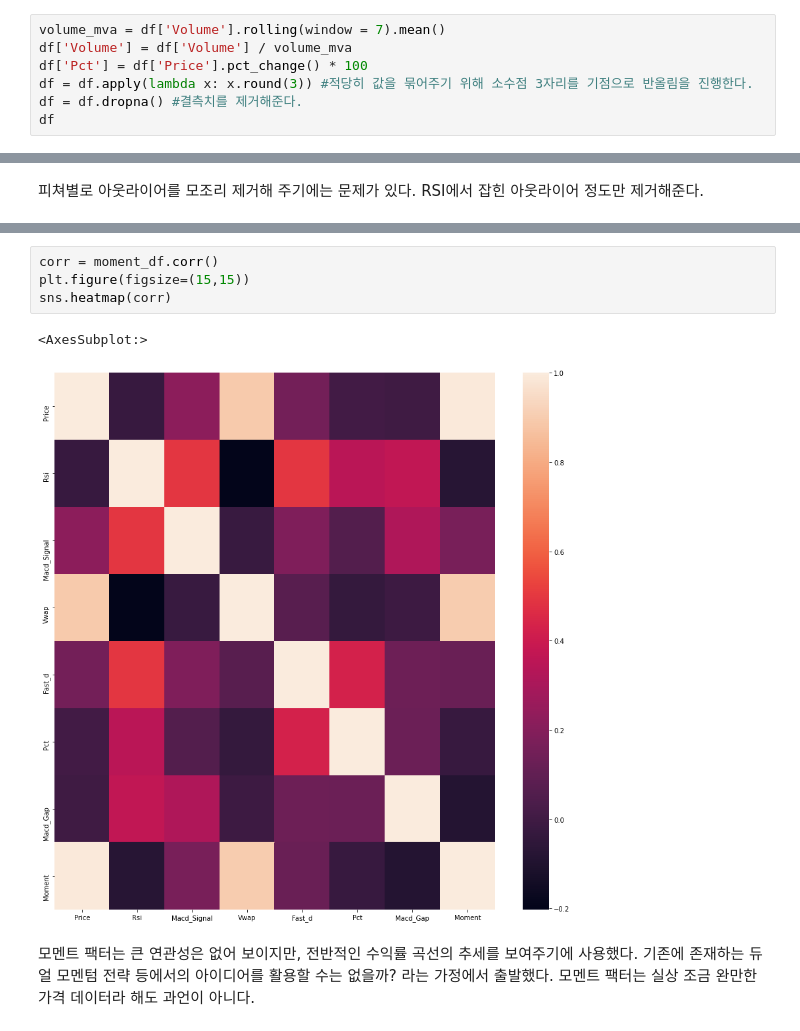
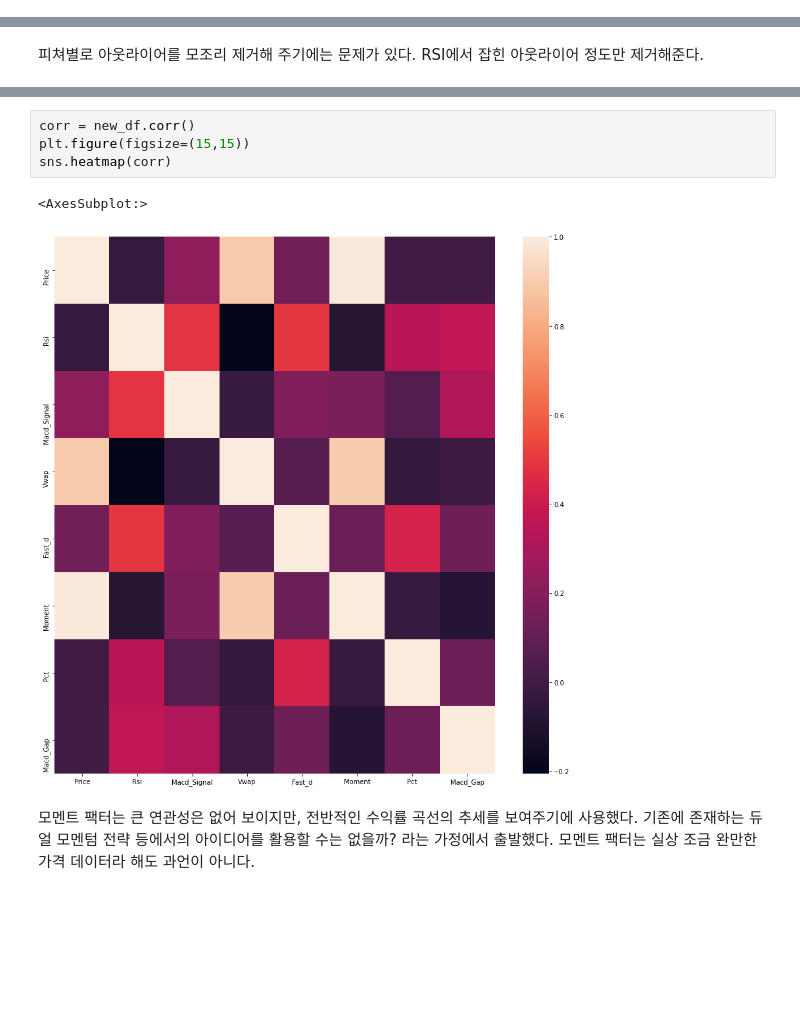
Before and after one commit to Think-JIn99/All-about-Market, a Jupyter notebook: trading/Jeong/machine_trade/EDA/btc/eda_btc_1d.ipynb, the cells around one changed output, grey strips where cells are left out. Drawn from its saved outputs; the diff is of its cells as text; blank space fills up the shorter version.

```diff
--- a/trading/Jeong/machine_trade/EDA/btc/eda_btc_1d.ipynb
+++ b/trading/Jeong/machine_trade/EDA/btc/eda_btc_1d.ipynb
@@ -67,9 +68,2 @@ volume은 시간이 지남에 따라 상승하는 경향이 보이므로 이동
 # %% [markdown]
 이렇게 데이터를 변형해 줌으로써 모델은 가격이 시간이 지남에 따라 자연히 증가하는 것이 아니라 학습 할 수 있다. </br>
-# %%
-volume_mva = df['Volume'].rolling(window = 7).mean()
-df['Volume'] = df['Volume'] / volume_mva
-df['Pct'] = df['Price'].pct_change() * 100
-df = df.apply(lambda x: x.round(3)) #적당히 값을 묶어주기 위해 소수점 3자리를 기점으로 반올림을 진행한다.
-df = df.dropna() #결측치를 제거해준다.
-df
@@ -360,10 +312,10 @@ Vwap: 201
 # %%
-corr = moment_df.corr()
+corr = new_df.corr()
 plt.figure(figsize=(15,15))
 sns.heatmap(corr)
 # %% [output]
 <AxesSubplot:>
-[figure, old version]
+[figure, new version]
 # %% [markdown]
 모멘트 팩터는 큰 연관성은 없어 보이지만, 전반적인 수익률 곡선의 추세를 보여주기에 사용했다.</br>
 기존에 존재하는 듀얼 모멘텀 전략 등에서의 아이디어를 활용할 수는 없을까? 라는 가정에서 출발했다.</br>
```
Also changed, not shown: parts of 48 cells of this notebook, 3 other files.
